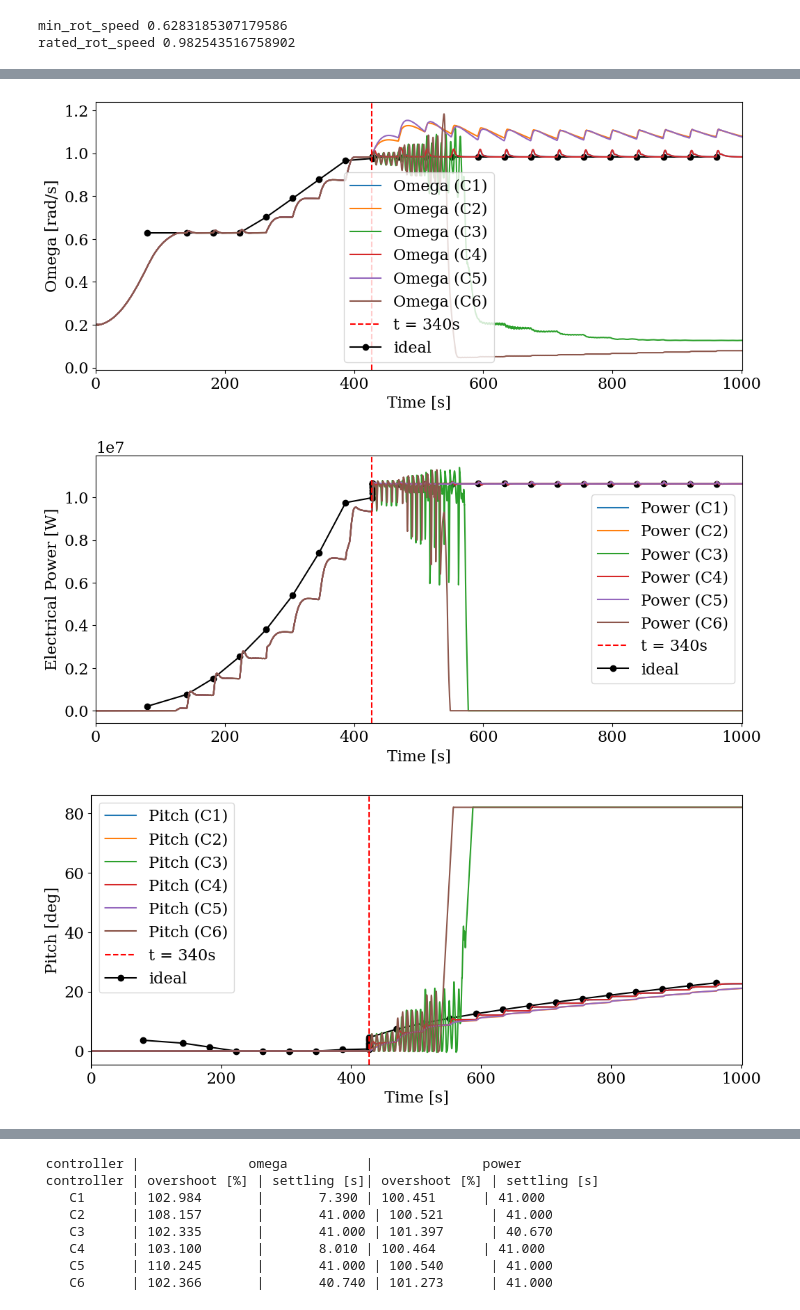
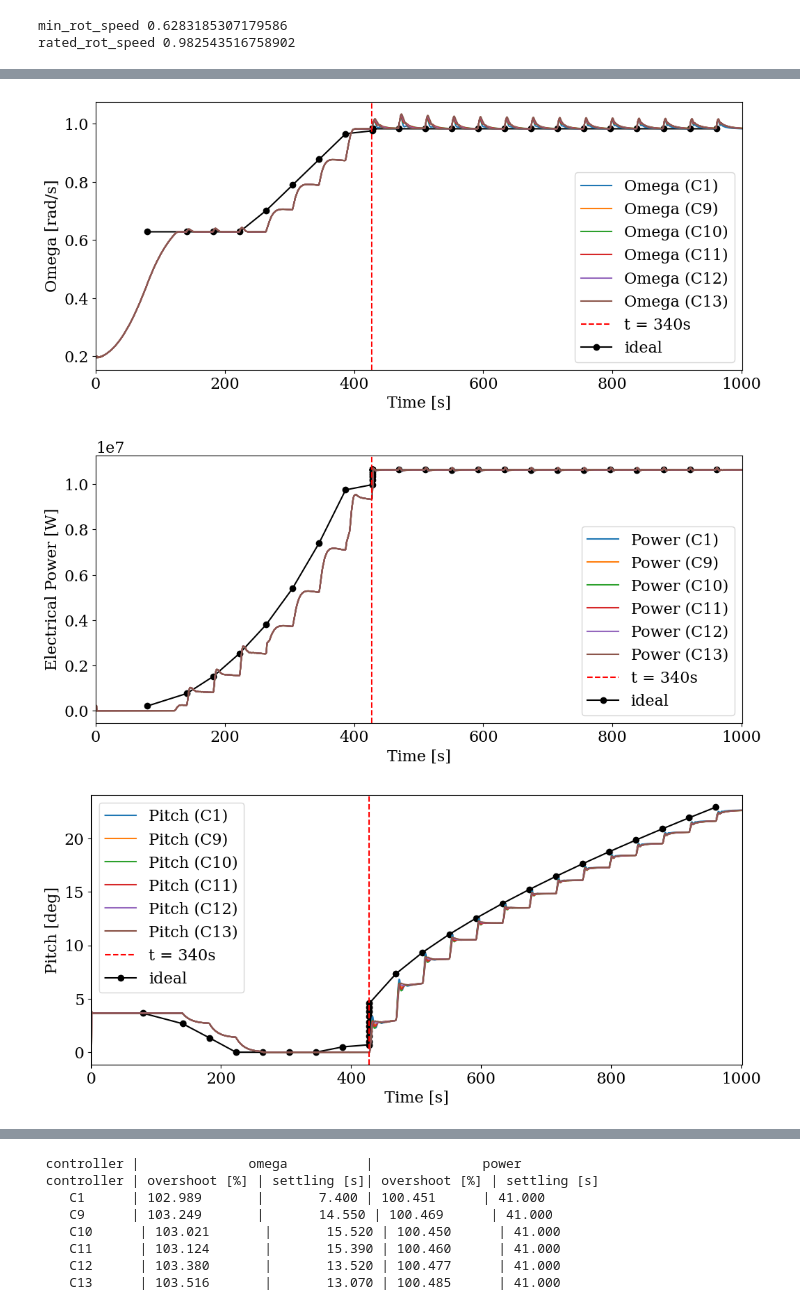
Before and after one commit to nicolaquaia/LAC_final, a Jupyter notebook: assignment_05/03_control.ipynb, the cells around one changed output, grey strips where cells are left out. Saved outputs shown, nothing was run; the diff lists cells and outputs as text; code cells hidden in the pictures.

```diff
--- a/assignment_05/03_control.ipynb
+++ b/assignment_05/03_control.ipynb
@@ -370,3 +370,10 @@ print('rated_rot_speed', omega_rad)
 # %% [output]
 min_rot_speed 0.6283185307179586
 rated_rot_speed 0.982543516758902
+# %%
+fname = f'remodel/res/remodel_hawc2_step_C1.hdf5'
+h2res = ReadHAWC2(fname)
+
+names, units, desc = h2res.chaninfo
+print('There are', len(names), 'channels in this output file.')
+print(names)
@@ -373,5 +383,5 @@ rated_rot_speed 0.982543516758902
 # %%
-# first plote C1 -- C6
+# first plot C1 -- C6
 
 
 flex_path = 'remodel/data/remodel_flex2.opt'
@@ -391,9 +401,9 @@ xmin = 0
 xmax = 1001
 horizontal_line_wsp = V_RATED_Y
 
-controller_list = ['C1', 'C2', 'C3', 'C4', 'C5', 'C6']
+#controller_list = ['C1', 'C2', 'C3', 'C4', 'C5', 'C6']
 #controller_list = ['C1', 'C7', 'C8', 'C9']
-#controller_list = ['C1', 'C10', 'C11', 'C12', 'C13']
+controller_list = ['C1', 'C9', 'C10', 'C11', 'C12', 'C13']
 
 zoom = True
 
@@ -511,6 +521,8 @@ if zoom:
 
         # Plot Pitch
         ax_pitch.plot(h2res.t, h2res.data[:, idx_pitch[0]])
+        #overshoot_pitch, settling_idx_pitch = compute_overshoot_settling(h2res.data[:, idx_pitch[0]], idx_rated+300, OMEGA_MAX*np.pi/30)
+
 
         # Plot Omega
         ax_omega.plot(h2res.t, h2res.data[:, idx_Omega])
@@ -518,7 +530,7 @@ if zoom:
 
         # Plot Power
         ax_power.plot(h2res.t, h2res.data[:, idx_power], label=f'{controller_list[k]}')
-        overshoot_power, settling_idx_power = compute_overshoot_settling(h2res.data[:, idx_power], idx_rated+300,POWER_MAX, tolerance=0.01)
+        overshoot_power, settling_idx_power = compute_overshoot_settling(h2res.data[:, idx_power], idx_rated+300, POWER_MAX, tolerance=0.01)
 
         print(f'    {controller_list[k]}      | {overshoot_omega:5.3f}       |       {h2res.t[settling_idx_omega]-time_Vrated:5.3f} | {overshoot_power:5.3f}      | {h2res.t[settling_idx_power]-time_Vrated:5.3f}')
 
@@ -543,33 +555,33 @@ if zoom:
     # Set labels and titles for Pitch plot
     ax_pitch.set_xlabel('Time [s]')
     ax_pitch.set_ylabel('Pitch [deg]')
     ax_pitch.set(ylim=[-0.5, 5])
     ax_pitch.set(xlim=[xmin, xmax])
     #ax_pitch.legend(ncol=3)
 
     # Set labels and titles for Omega plot
     ax_omega.set_xlabel('Time [s]')
     ax_omega.set_ylabel('Omega [rad/s]')
     ax_omega.set(ylim=[OMEGA_MAX*np.pi/30*0.95, OMEGA_MAX*np.pi/30*1.05])
     ax_omega.set(xlim=[xmin, xmax])
     #ax_omega.legend(ncol=3)
 
     # Set labels and titles for Power plot
     ax_power.set_xlabel('Time [s]')
     ax_power.set_ylabel('Electrical Power [W]')
     ax_power.set(ylim=[POWER_MAX*0.97, POWER_MAX*1.02])
     ax_power.set(xlim=[xmin, xmax])
     ax_power.legend(ncol=3)
 
     # Save each figure to a file
     #fig_omega.savefig('omega_plot_123.pdf')  # Save Omega plot
     #fig_power.savefig('power_plot_123.pdf')  # Save Power plot
     #fig_wsp.savefig('wsp_plot_123.pdf')      # Save WSP plot
     #fig_pitch.savefig('pitch_plot_123.png')  # Save Pitch plot
 
     # Show all plots
     plt.show()
 # %% [output]
-[figure, old version]
+[figure, new version]
-[figure, old version]
+[figure, new version]
-[figure, old version]
+[figure, new version]
@@ -577,8 +589,8 @@ if zoom:
  controller |              omega          |              power
  controller | overshoot [%] | settling [s]| overshoot [%] | settling [s]
-    C1      | 102.984       |       7.390 | 100.451      | 41.000
-    C2      | 108.157       |       41.000 | 100.521      | 41.000
-    C3      | 102.335       |       41.000 | 101.397      | 40.670
-    C4      | 103.100       |       8.010 | 100.464      | 41.000
-    C5      | 110.245       |       41.000 | 100.540      | 41.000
-    C6      | 102.366       |       40.740 | 101.273      | 41.000
+    C1      | 102.989       |       7.400 | 100.451      | 41.000
+    C9      | 103.249       |       14.550 | 100.469      | 41.000
+    C10      | 103.021       |       15.520 | 100.450      | 41.000
+    C11      | 103.124       |       15.390 | 100.460      | 41.000
+    C12      | 103.380       |       13.520 | 100.477      | 41.000
+    C13      | 103.516       |       13.070 | 100.485      | 41.000
```
Also changed, not shown: parts of 4 cells of this notebook, 52 other files.
